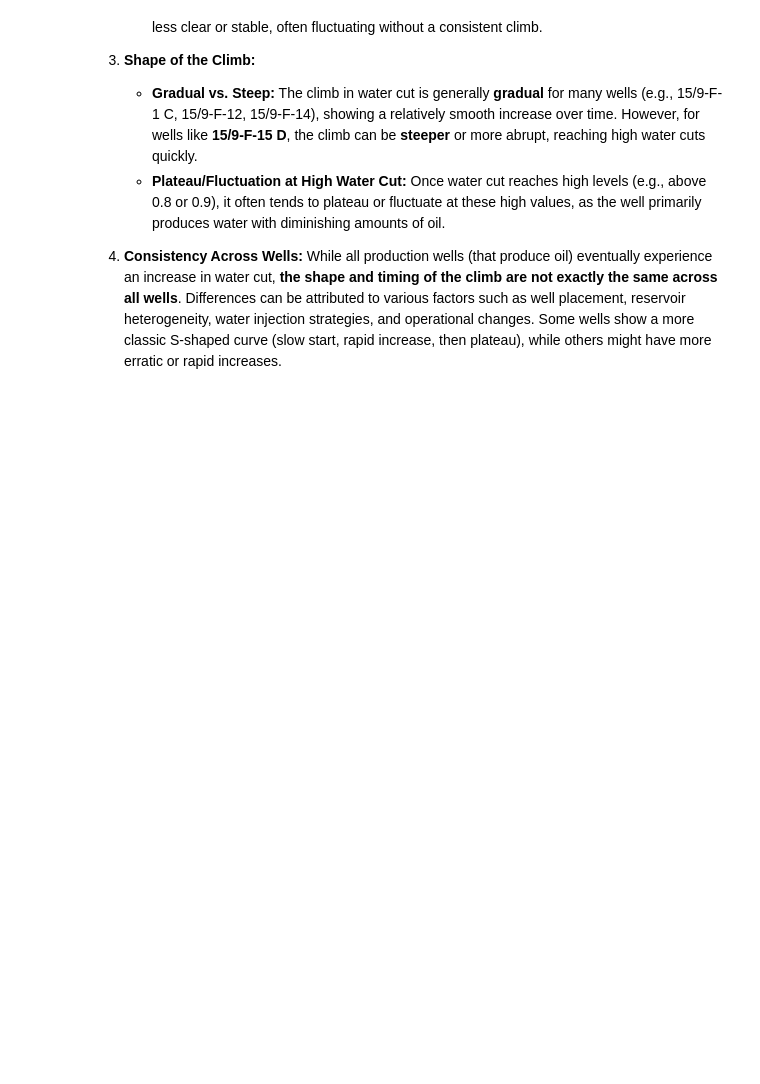
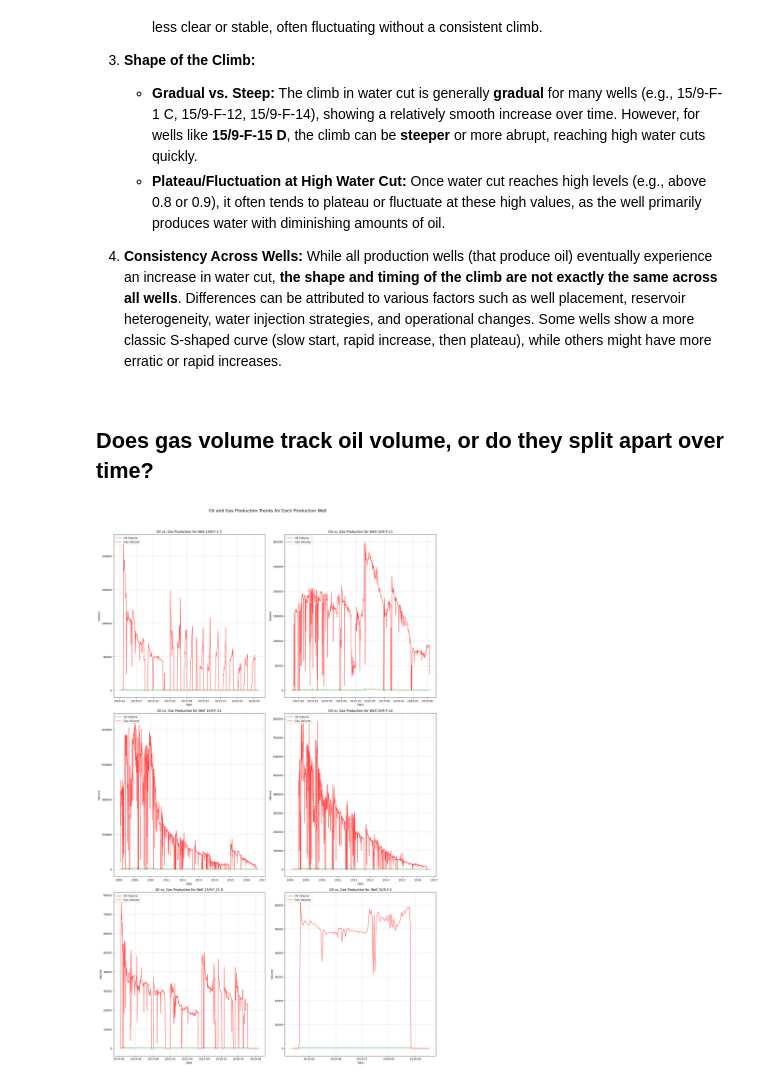
Before and after one commit to Calebchike/Volve_Production_EDA, a Jupyter notebook: Volve_Production_EDA_Q&A.ipynb, the cells around one changed output. Drawn from its saved outputs; the diff is of its cells as text; code cells hidden in the pictures; blank space fills up the shorter version.

```diff
--- a/Volve_Production_EDA_Q&A.ipynb
+++ b/Volve_Production_EDA_Q&A.ipynb
@@ -361,3 +361,41 @@ Upon analyzing the water cut trends for each production well, we can observe the
    - **Plateau/Fluctuation at High Water Cut:** Once water cut reaches high levels (e.g., above 0.8 or 0.9), it often tends to plateau or fluctuate at these high values, as the well primarily produces water with diminishing amounts of oil.
 
 4. **Consistency Across Wells:** While all production wells (that produce oil) eventually experience an increase in water cut, **the shape and timing of the climb are not exactly the same across all wells**. Differences can be attributed to various factors such as well placement, reservoir heterogeneity, water injection strategies, and operational changes. Some wells show a more classic S-shaped curve (slow start, rapid increase, then plateau), while others might have more erratic or rapid increases.
+# %% [markdown]
+## Does gas volume track oil volume, or do they split apart over time?
+# %%
+production_df = volve[volve['FLOW_KIND'] == 'production'].copy()
+
+# Fill NaN production volumes with 0 for accurate plotting
+production_df['BORE_OIL_VOL'] = production_df['BORE_OIL_VOL'].fillna(0)
+production_df['BORE_GAS_VOL'] = production_df['BORE_GAS_VOL'].fillna(0)
+
+# Get unique production well bore codes
+production_well_codes = production_df['NPD_WELL_BORE_NAME'].unique()
+
+plt.figure(figsize=(18, len(production_well_codes) * 5)) # Adjusted figure size for better visibility
+num_wells = len(production_well_codes)
+num_cols = 2
+num_rows = (num_wells + num_cols - 1) // num_cols
+
+for i, well in enumerate(production_well_codes):
+    well_data = production_df[production_df['NPD_WELL_BORE_NAME'] == well].copy()
+    well_data = well_data.sort_index() # Ensure data is sorted by date
+
+    plt.subplot(num_rows, num_cols, i + 1)
+    plt.plot(well_data.index, well_data['BORE_OIL_VOL'], label='Oil Volume', color='green', alpha=0.7) # Plot Oil Volume
+    plt.plot(well_data.index, well_data['BORE_GAS_VOL'], label='Gas Volume', color='red', alpha=0.7)  # Plot Gas Volume
+
+    plt.title(f'Oil vs. Gas Production for Well {well}', fontsize=12)
+    plt.xlabel('Date', fontsize=10)
+    plt.ylabel('Volume', fontsize=10)
+    plt.grid(True, linestyle='--', alpha=0.6)
+    plt.legend(loc='upper left')
+    # Use a logarithmic scale for y-axis if gas volumes are significantly larger than oil, or ensure common scale
+    # plt.yscale('log') # Uncomment if you want to use a log scale
+
+plt.suptitle('Oil and Gas Production Trends for Each Production Well', y=1.00, fontsize=16)
+plt.tight_layout(rect=[0, 0.03, 1, 0.98]) # Adjust layout to prevent suptitle overlap
+plt.show()
+# %% [output]
+[figure, added]
```
Also changed, not shown: parts of 3 cells of this notebook.
